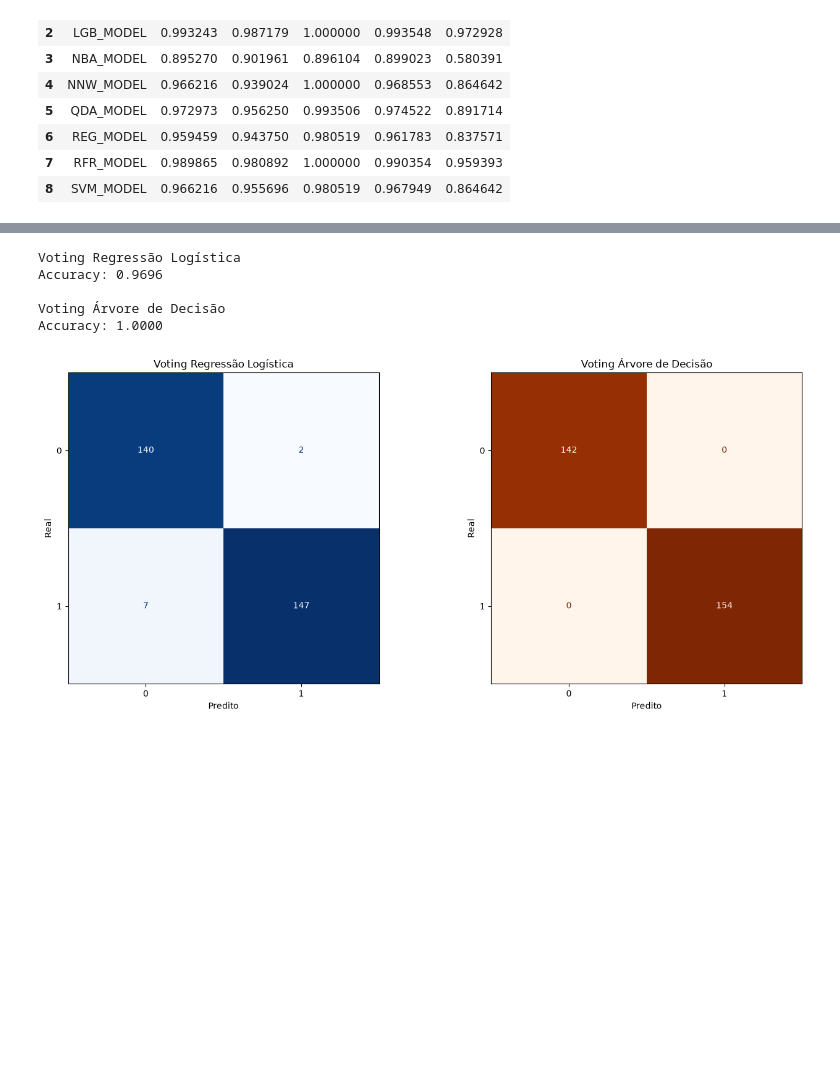
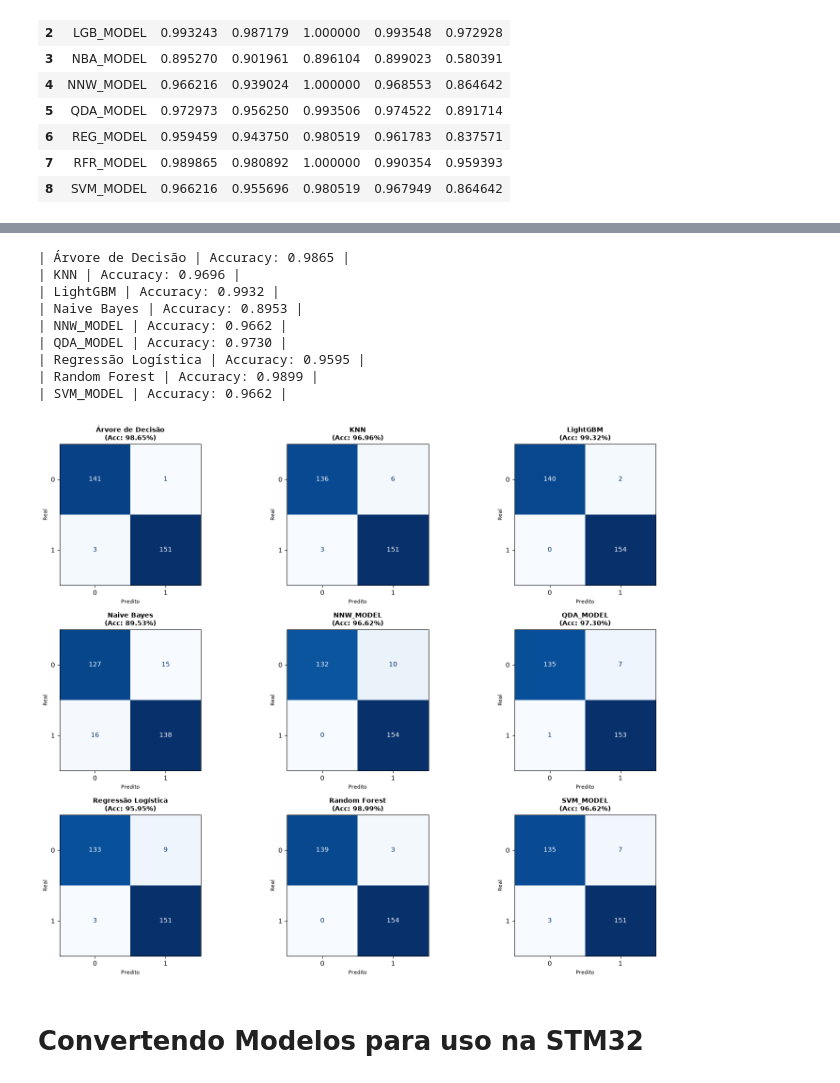
Before and after one commit to MrArthurP/Energy-Efficiency-Fuzzy-eFLL, a Jupyter notebook: JupyterNotebook/Data_Simullation_Analysis.ipynb, the cells around one changed output, grey strips where cells are left out. Saved outputs shown, nothing was run; the diff lists cells and outputs as text; code cells hidden in the pictures; blank space fills up the shorter version.

```diff
--- a/JupyterNotebook/Data_Simullation_Analysis.ipynb
+++ b/JupyterNotebook/Data_Simullation_Analysis.ipynb
@@ -453,10 +471,10 @@ LOG_REGS = [LogisticRegression(max_iter=100),
             LogisticRegression(max_iter=300),
             LogisticRegression(max_iter=400)]
 
-SVM_CLASS = [SVC(kernel="rbf", C=0.01, gamma="scale", random_state=42),
-             SVC(kernel="rbf", C=0.1, gamma="scale", random_state=42),
-             SVC(kernel="rbf", C=1.0, gamma="scale", random_state=42),
-             SVC(kernel="rbf", C=10, gamma="scale", random_state=42)]
+SVM_CLASS = [SVC(kernel="rbf", C=0.01, gamma="scale", probability=True, random_state=42),
+             SVC(kernel="rbf", C=0.1, gamma="scale", probability=True, random_state=42),
+             SVC(kernel="rbf", C=1.0, gamma="scale", probability=True, random_state=42),
+             SVC(kernel="rbf", C=10, gamma="scale", probability=True, random_state=42)]
 
 NEUR_CLASS = [MLPClassifier(hidden_layer_sizes=(12,12), activation='relu', solver='adam', max_iter=1000, random_state=42),
               MLPClassifier(hidden_layer_sizes=(18,18), activation='relu', solver='adam', max_iter=1000, random_state=42),
@@ -639,7 +657,7 @@ todos_os_modelos_treinados = {
     "NBA_MODEL": TRAINNED_NBAY_CLASS,
     "SVM_MODEL": TRAINNED_SVM_CLASS,
     "NNW_MODEL": TRAINNED_NEUR_CLASS,
-    "QDA_MODEL": TRAINNED_NEUR_CLASS
+    "QDA_MODEL": TRAINNED_QDA_CLASS
 }
 # 3. Define pesos de prioridade às métricas avaliadas
 meus_pesos = {
@@ -763,34 +987,53 @@ plt.show()
 # %%
-# Matriz de Confusão para cada modelo Voting
+# 1. Ajuste das dimensões da figura (3x3 precisa de mais altura do que 14x6)
+fig, axes = plt.subplots(3, 3, figsize=(15, 12))
+axes_flat = axes.flatten()  # Achata a matriz 3x3 para uma lista de 9 eixos
 
-models = [
-    ('Voting Regressão Logística', reg_trained, 'Blues'),
-    ('Voting Árvore de Decisão', dec_trained, 'Oranges')
-]
+# 2. Iteração unificada sobre os eixos e o dicionário dict_melhores_modelos
+for ax, (chave, modelo) in zip(axes_flat, dict_melhores_modelos.items()):
+    nome_exibicao = NOMES_LEGIVEIS.get(chave, chave)
 
-fig, axes = plt.subplots(1, 2, figsize=(14, 6))
+    # Realiza a predição no conjunto de teste
+    y_pred = modelo.predict(X_teste)
 
-for ax, (name, model, cmap) in zip(axes, models):
-    y_pred = model.predict(X_teste)
+    # Calcula a matriz de confusão e a acurácia
     cm = confusion_matrix(y_teste, y_pred)
-    disp = ConfusionMatrixDisplay(confusion_matrix=cm, display_labels=model.classes_)
+    accuracy = accuracy_score(y_teste, y_pred)
 
-    disp.plot(ax=ax, cmap=cmap, colorbar=False)
-    ax.set_title(f'{name}')
-    ax.set_xlabel('Predito')
-    ax.set_ylabel('Real')
+    # Exibe no console
+    print(f"| {nome_exibicao} |", end='')
+    print(f" Accuracy: {accuracy:.4f} |")
 
-    accuracy = accuracy_score(y_teste, y_pred)
-    print(f"{name}")
-    print(f"Accuracy: {accuracy:.4f}\n")
+    # Configura a exibição da matriz no subplot atual
+    disp = ConfusionMatrixDisplay(
+        confusion_matrix=cm,
+        display_labels=getattr(modelo, 'classes_', None)
+    )
+
+    # Plotagem direta no eixo `ax`
+    disp.plot(ax=ax, cmap='Blues', colorbar=False)
+
+    ax.set_title(f'{nome_exibicao}\n(Acc: {accuracy:.2%})', fontsize=10, fontweight='bold')
+    ax.set_xlabel('Predito', fontsize=8)
+    ax.set_ylabel('Real', fontsize=8)
+
+# 3. Oculta eixos sobressalentes caso haja menos de 9 modelos no dicionário
+for i in range(len(dict_melhores_modelos), len(axes_flat)):
+    fig.delaxes(axes_flat[i])
 
 plt.tight_layout()
 plt.show()
 # %% [output]
-Voting Regressão Logística
-Accuracy: 0.9696
-
-Voting Árvore de Decisão
-Accuracy: 1.0000
+| Árvore de Decisão | Accuracy: 0.9865 |
+| KNN | Accuracy: 0.9696 |
+| LightGBM | Accuracy: 0.9932 |
+| Naive Bayes | Accuracy: 0.8953 |
+| NNW_MODEL | Accuracy: 0.9662 |
+| QDA_MODEL | Accuracy: 0.9730 |
+| Regressão Logística | Accuracy: 0.9595 |
+| Random Forest | Accuracy: 0.9899 |
+| SVM_MODEL | Accuracy: 0.9662 |
-[figure, old version]
+[figure, new version]
+# %% [markdown]
+# Convertendo Modelos para uso na STM32
 # %%
```
Also changed, not shown: parts of 9 cells of this notebook.
